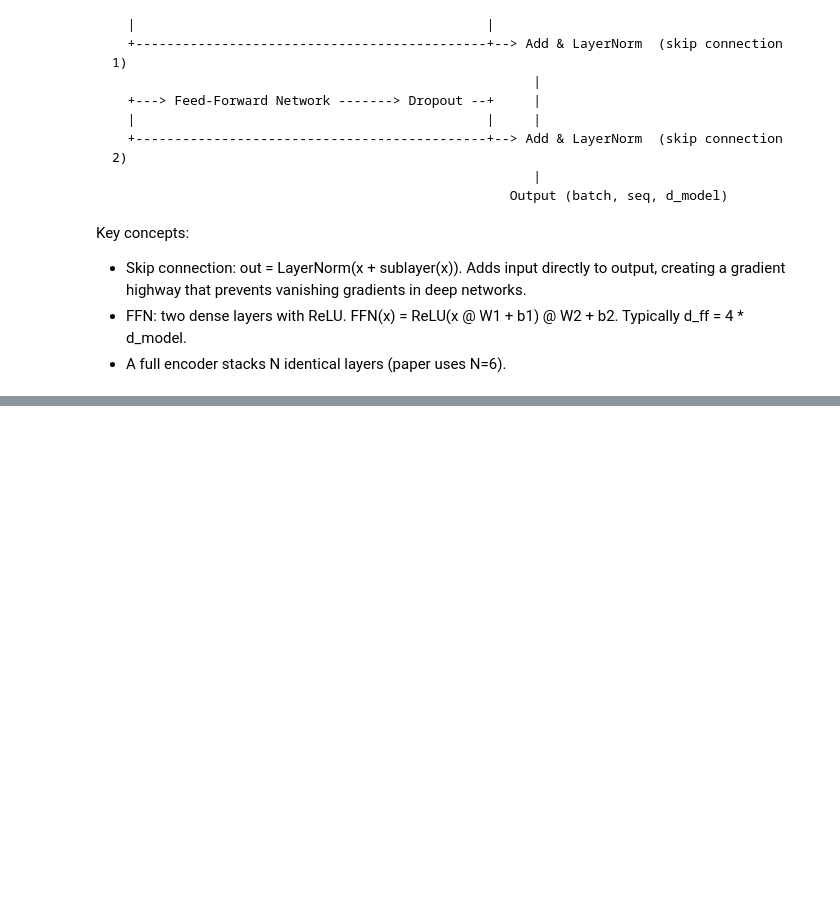
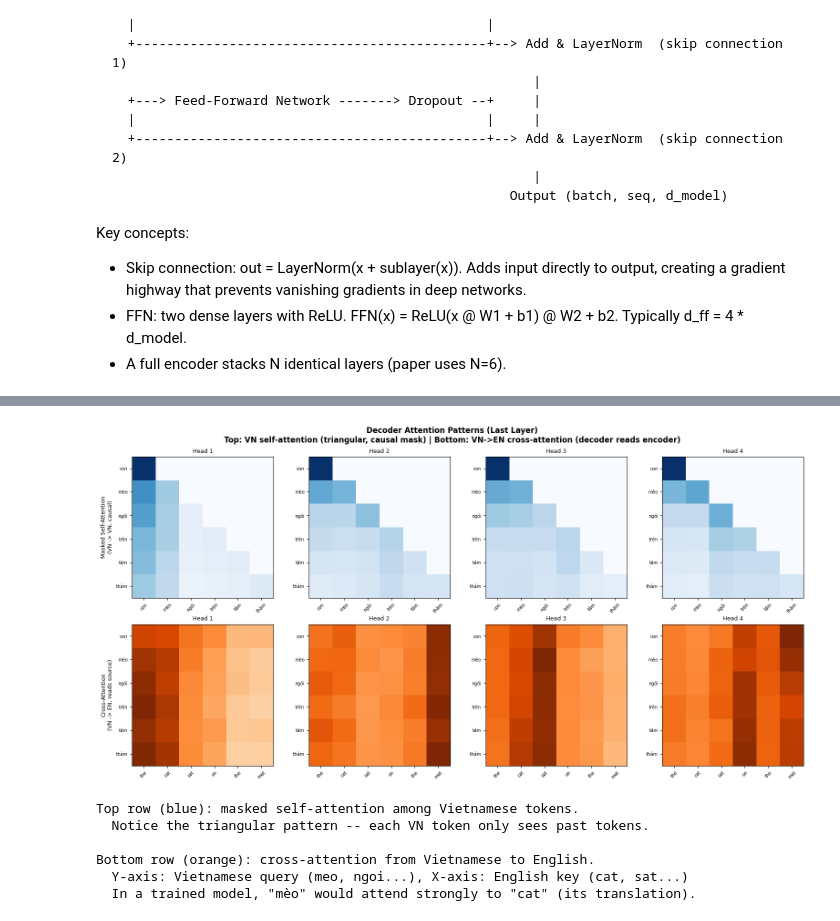
Before and after one commit to trietle/trans-keras-demo, a Jupyter notebook: transformer_attention_demo.ipynb, the cells around one changed output, grey strips where cells are left out. Saved outputs shown, nothing was run; the diff lists cells and outputs as text; code cells hidden in the pictures; blank space fills up the shorter version.

```diff
--- a/transformer_attention_demo.ipynb
+++ b/transformer_attention_demo.ipynb
@@ -632,0 +1032,52 @@ plt.show()
+# %%
+# 7e. Visualize: masked self-attention vs cross-attention
+
+fig, axes = plt.subplots(2, NUM_HEADS, figsize=(4 * NUM_HEADS, 8))
+
+# Row 1: Masked self-attention (Vietnamese -> Vietnamese, last layer)
+sw = self_weights[-1][0].numpy()    # (heads, tgt_seq, tgt_seq)
+for h_idx in range(NUM_HEADS):
+    ax = axes[0][h_idx]
+    im = ax.imshow(sw[h_idx], cmap='Blues', vmin=0)
+    ax.set_xticks(range(len(vn_words)))
+    ax.set_xticklabels(vn_words, fontsize=7, rotation=45)
+    ax.set_yticks(range(len(vn_words)))
+    ax.set_yticklabels(vn_words, fontsize=7)
+    ax.set_title(f'Head {h_idx+1}', fontsize=9)
+    if h_idx == 0:
+        ax.set_ylabel('Masked Self-Attention\n(VN -> VN, causal)', fontsize=9)
+
+# Row 2: Cross-attention (Vietnamese Query -> English Key/Value, last layer)
+cw = cross_weights[-1][0].numpy()   # (heads, tgt_seq, src_seq)
+for h_idx in range(NUM_HEADS):
+    ax = axes[1][h_idx]
+    im = ax.imshow(cw[h_idx], cmap='Oranges', vmin=0)
+    ax.set_xticks(range(len(words)))
+    ax.set_xticklabels(words, fontsize=7, rotation=45)
+    ax.set_yticks(range(len(vn_words)))
+    ax.set_yticklabels(vn_words, fontsize=7)
+    ax.set_title(f'Head {h_idx+1}', fontsize=9)
+    if h_idx == 0:
+        ax.set_ylabel('Cross-Attention\n(VN -> EN, reads source)', fontsize=9)
+
+fig.suptitle('Decoder Attention Patterns (Last Layer)\n'
+             'Top: VN self-attention (triangular, causal mask) | '
+             'Bottom: VN->EN cross-attention (decoder reads encoder)',
+             fontweight='bold', fontsize=12)
+plt.tight_layout()
+plt.show()
+
+print('Top row (blue): masked self-attention among Vietnamese tokens.')
+print('  Notice the triangular pattern -- each VN token only sees past tokens.')
+print()
+print('Bottom row (orange): cross-attention from Vietnamese to English.')
+print('  Y-axis: Vietnamese query (meo, ngoi...), X-axis: English key (cat, sat...)')
+print('  In a trained model, "mèo" would attend strongly to "cat" (its translation).')
+# %% [output]
+[figure, added]
+Top row (blue): masked self-attention among Vietnamese tokens.
+  Notice the triangular pattern -- each VN token only sees past tokens.
+
+Bottom row (orange): cross-attention from Vietnamese to English.
+  Y-axis: Vietnamese query (meo, ngoi...), X-axis: English key (cat, sat...)
+  In a trained model, "mèo" would attend strongly to "cat" (its translation).
```
Also changed, not shown: parts of 36 cells of this notebook.
